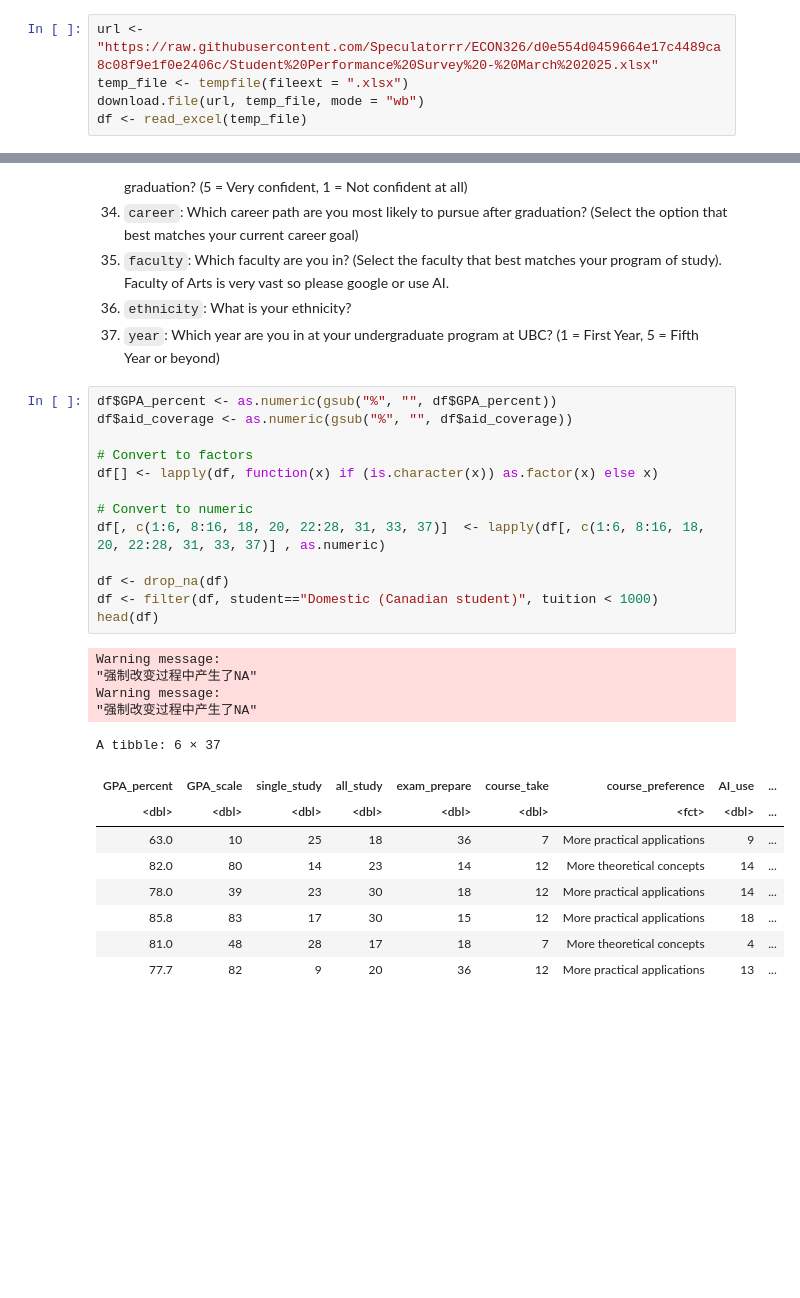
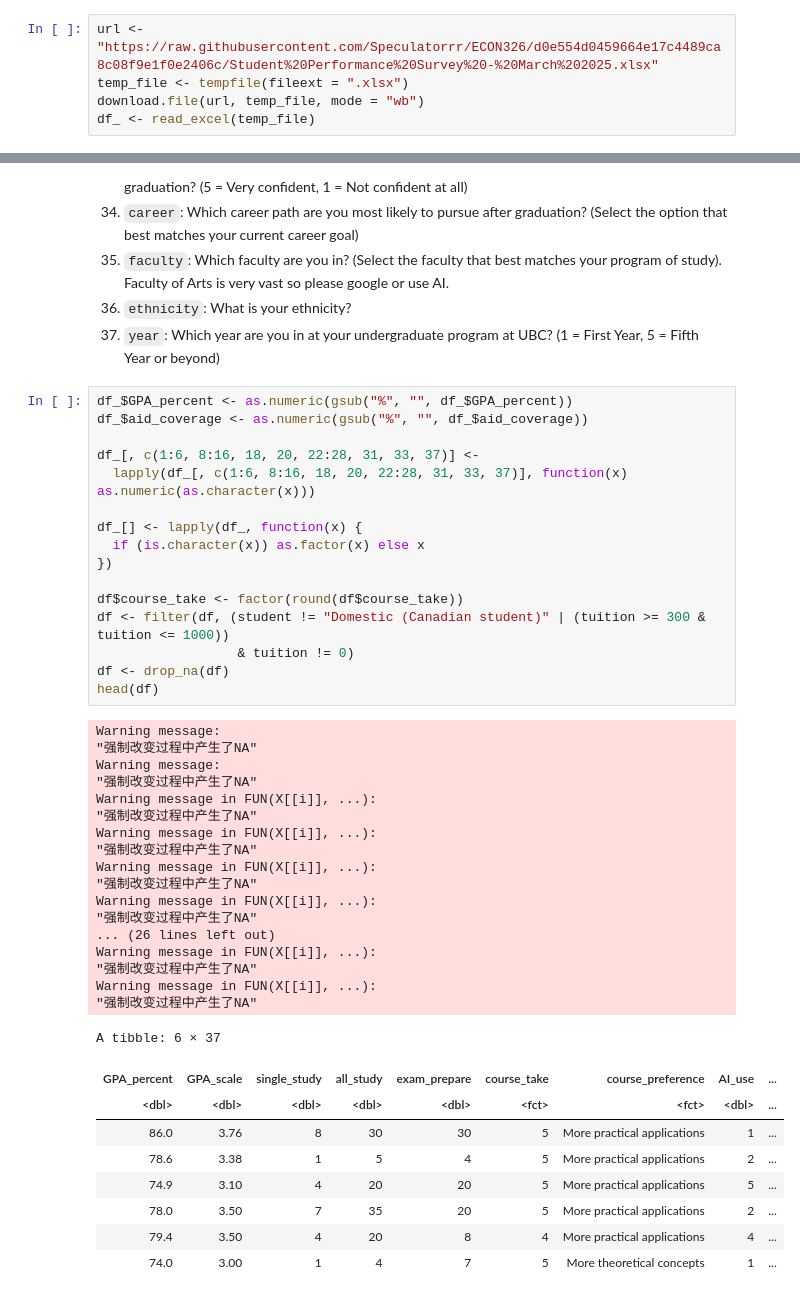
Before and after one commit to Speculatorrr/ECON326-Tuition-on-GPA-Regression, a Jupyter notebook: project.ipynb, the cells around one changed output, grey strips where cells are left out. Cells and saved outputs as stored; diff of their text form; blank space fills up the shorter version.

```diff
--- a/project.ipynb
+++ b/project.ipynb
@@ -17,5 +39,5 @@ library(estimatr)
 url <- "https://raw.githubusercontent.com/Speculatorrr/ECON326/d0e554d0459664e17c4489ca8c08f9e1f0e2406c/Student%20Performance%20Survey%20-%20March%202025.xlsx"
 temp_file <- tempfile(fileext = ".xlsx")
 download.file(url, temp_file, mode = "wb")
-df <- read_excel(temp_file)
+df_ <- read_excel(temp_file)
 # %%
@@ -67,31 +89,47 @@ colnames(df) <- c(
 35. `ethnicity`: What is your ethnicity?
 36. `year`: Which year are you in at your undergraduate program at UBC? (1 = First Year, 5 = Fifth Year or beyond)
 # %%
-df$GPA_percent <- as.numeric(gsub("%", "", df$GPA_percent))
-df$aid_coverage <- as.numeric(gsub("%", "", df$aid_coverage))
+df_$GPA_percent <- as.numeric(gsub("%", "", df_$GPA_percent))
+df_$aid_coverage <- as.numeric(gsub("%", "", df_$aid_coverage))
 
-# Convert to factors
-df[] <- lapply(df, function(x) if (is.character(x)) as.factor(x) else x)
+df_[, c(1:6, 8:16, 18, 20, 22:28, 31, 33, 37)] <-
+  lapply(df_[, c(1:6, 8:16, 18, 20, 22:28, 31, 33, 37)], function(x) as.numeric(as.character(x)))
 
-# Convert to numeric
-df[, c(1:6, 8:16, 18, 20, 22:28, 31, 33, 37)]  <- lapply(df[, c(1:6, 8:16, 18, 20, 22:28, 31, 33, 37)] , as.numeric)
+df_[] <- lapply(df_, function(x) {
+  if (is.character(x)) as.factor(x) else x
+})
 
+df$course_take <- factor(round(df$course_take))
+df <- filter(df, (student != "Domestic (Canadian student)" | (tuition >= 300 & tuition <= 1000))
+                  & tuition != 0)
 df <- drop_na(df)
-df <- filter(df, student=="Domestic (Canadian student)", tuition < 1000)
 head(df)
 # %% [output]
 Warning message:
 "强制改变过程中产生了NA"
 Warning message:
 "强制改变过程中产生了NA"
+Warning message in FUN(X[[i]], ...):
+"强制改变过程中产生了NA"
+Warning message in FUN(X[[i]], ...):
+"强制改变过程中产生了NA"
+Warning message in FUN(X[[i]], ...):
+"强制改变过程中产生了NA"
+Warning message in FUN(X[[i]], ...):
+"强制改变过程中产生了NA"
+... (26 lines left out)
+Warning message in FUN(X[[i]], ...):
+"强制改变过程中产生了NA"
+Warning message in FUN(X[[i]], ...):
+"强制改变过程中产生了NA"
 A tibble: 6 × 37
 | GPA_percent | GPA_scale | single_study | all_study | exam_prepare | course_take | course_preference | AI_use | ... |
-| <dbl> | <dbl> | <dbl> | <dbl> | <dbl> | <dbl> | <fct> | <dbl> | ... |
-| 63.0 | 10 | 25 | 18 | 36 | 7 | More practical applications | 9 | ... |
-| 82.0 | 80 | 14 | 23 | 14 | 12 | More theoretical concepts | 14 | ... |
-| 78.0 | 39 | 23 | 30 | 18 | 12 | More practical applications | 14 | ... |
-| 85.8 | 83 | 17 | 30 | 15 | 12 | More practical applications | 18 | ... |
-| 81.0 | 48 | 28 | 17 | 18 | 7 | More theoretical concepts | 4 | ... |
-| 77.7 | 82 | 9 | 20 | 36 | 12 | More practical applications | 13 | ... |
+| <dbl> | <dbl> | <dbl> | <dbl> | <dbl> | <fct> | <fct> | <dbl> | ... |
+| 86.0 | 3.76 | 8 | 30 | 30 | 5 | More practical applications | 1 | ... |
+| 78.6 | 3.38 | 1 | 5 | 4 | 5 | More practical applications | 2 | ... |
+| 74.9 | 3.10 | 4 | 20 | 20 | 5 | More practical applications | 5 | ... |
+| 78.0 | 3.50 | 7 | 35 | 20 | 5 | More practical applications | 2 | ... |
+| 79.4 | 3.50 | 4 | 20 | 8 | 4 | More practical applications | 4 | ... |
+| 74.0 | 3.00 | 1 | 4 | 7 | 5 | More theoretical concepts | 1 | ... |
 # %%
 #ggpairs(df[, c(1:6, 8:16, 18, 20, 22:28, 31, 33, 37)] )
```
Also changed, not shown: parts of 12 cells of this notebook.
